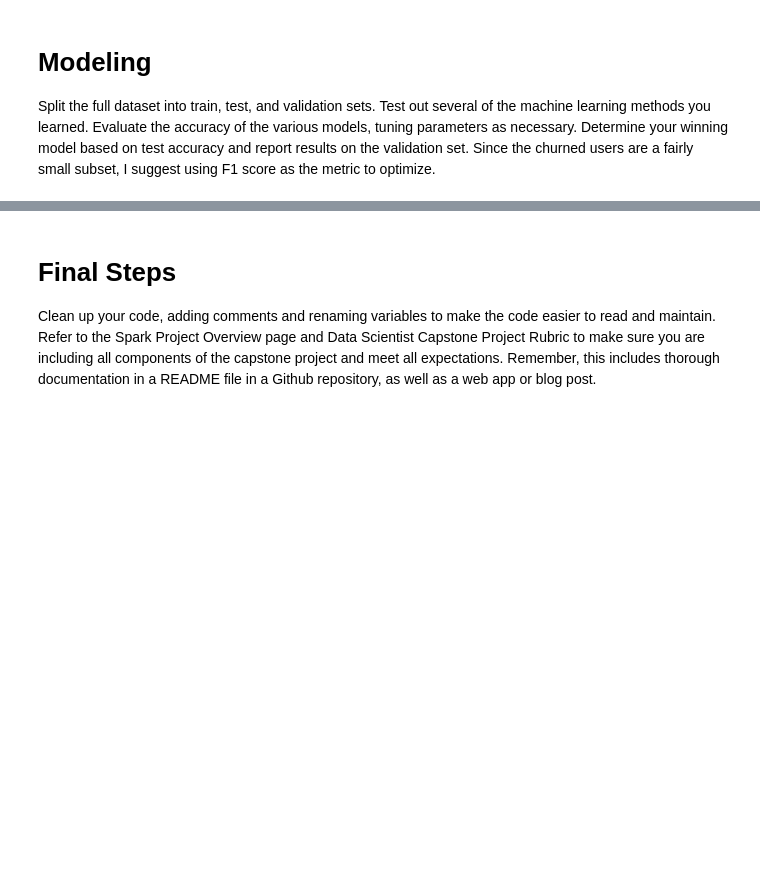
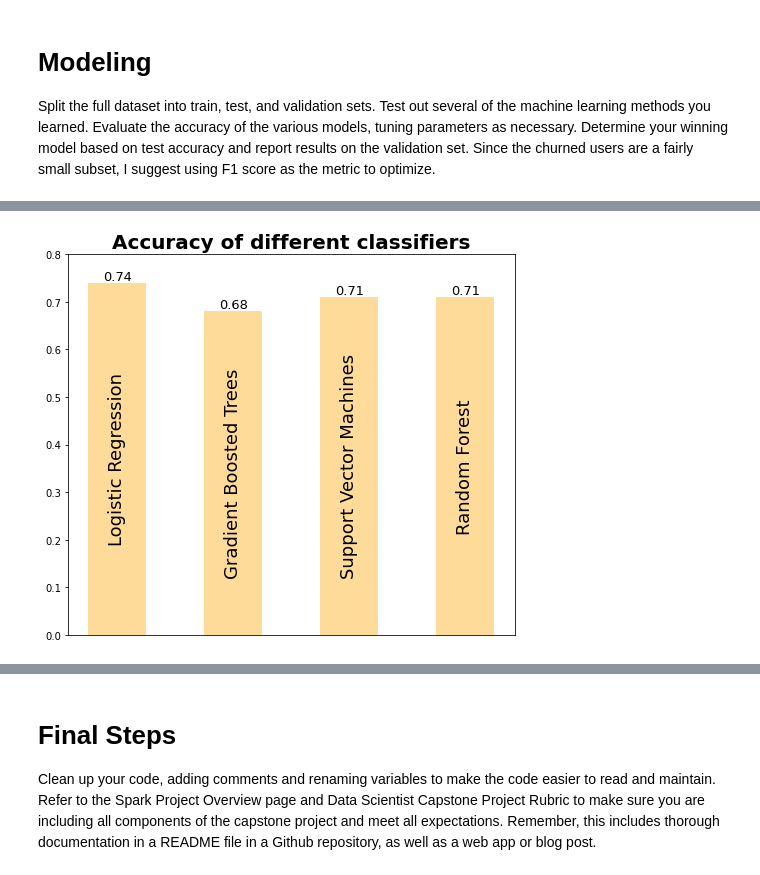
Before and after one commit to Soundoffear/DSN_CASTONE_Sparkify, a Jupyter notebook: Sparkify.ipynb, the cells around one changed output, grey strips where cells are left out. Cells and saved outputs as stored; diff of their text form; code cells hidden in the pictures; blank space fills up the shorter version.

Commit message:
Feature enginnering with machine learning

```diff
--- a/Sparkify.ipynb
+++ b/Sparkify.ipynb
@@ -1865,0 +1720,3 @@ pdml_res = pd.DataFrame(pd)
+# %%
+svm_acc = svm_eval.evaluate(predict_svm, {svm_eval.metricName: 'accuracy'})
+svm_f1 = svm_eval.evaluate(predict_svm, {svm_eval.metricName: 'f1'})
@@ -1865,0 +1731,16 @@ pdml_res = pd.DataFrame(pd)
+# %%
+df_results = pd.DataFrame({"Classifier":['Logistic Regression',
+                                        'Gradient Boosted Trees',
+                                        'Support Vector Machines',
+                                        'Random Forest'],
+                          "Accuracy":[lr_accuracy,
+                                     gbt_accuracy,
+                                     svm_acc,
+                                     rf_accuracy],
+                          'F1-Score':[lr_f1score,
+                                     gbt_f1score,
+                                     svm_f1,
+                                     rf_f1score]})
+# %%
+df_results.Accuracy = df_results.Accuracy.apply(lambda x: round(x, 2))
+df_results['F1-Score'] = df_results['F1-Score'].apply(lambda x: round(x, 2))
@@ -1865,0 +1755,35 @@ pdml_res = pd.DataFrame(pd)
+# %%
+fig, axis = plt.subplots(figsize=(8, 7))
+rects = axis.bar(x=df_results['Classifier'],
+       height=df_results['Accuracy'],
+       color='orange',
+       width=0.5,
+       alpha=0.4)
+plt.title('Accuracy of different classifiers',
+         fontsize=20,
+         fontweight='bold')
+plt.xticks('')
+plt.ylim(0, 0.8)
+
+for i, rect in enumerate(rects):
+    width = rect.get_width()
+    height = rect.get_width()
+    x=rect.get_x()
+
+    axis.text(x=x + width/2,
+              y=df_results['Accuracy'].iat[i]-df_results['Accuracy'].iat[i]/2,
+              s=df_results['Classifier'].iat[i],
+              rotation=90,
+              va='center',
+              ha='center',
+              fontsize=18)
+    axis.text(x=x + width/2,
+             y=df_results['Accuracy'].iat[i],
+             s=df_results['Accuracy'].iat[i],
+             fontsize=13,
+             va='bottom',
+             ha='center')
+
+plt.show()
+# %% [output]
+[figure, added]
```
Also changed, not shown: parts of 218 cells of this notebook, 1 other file.
